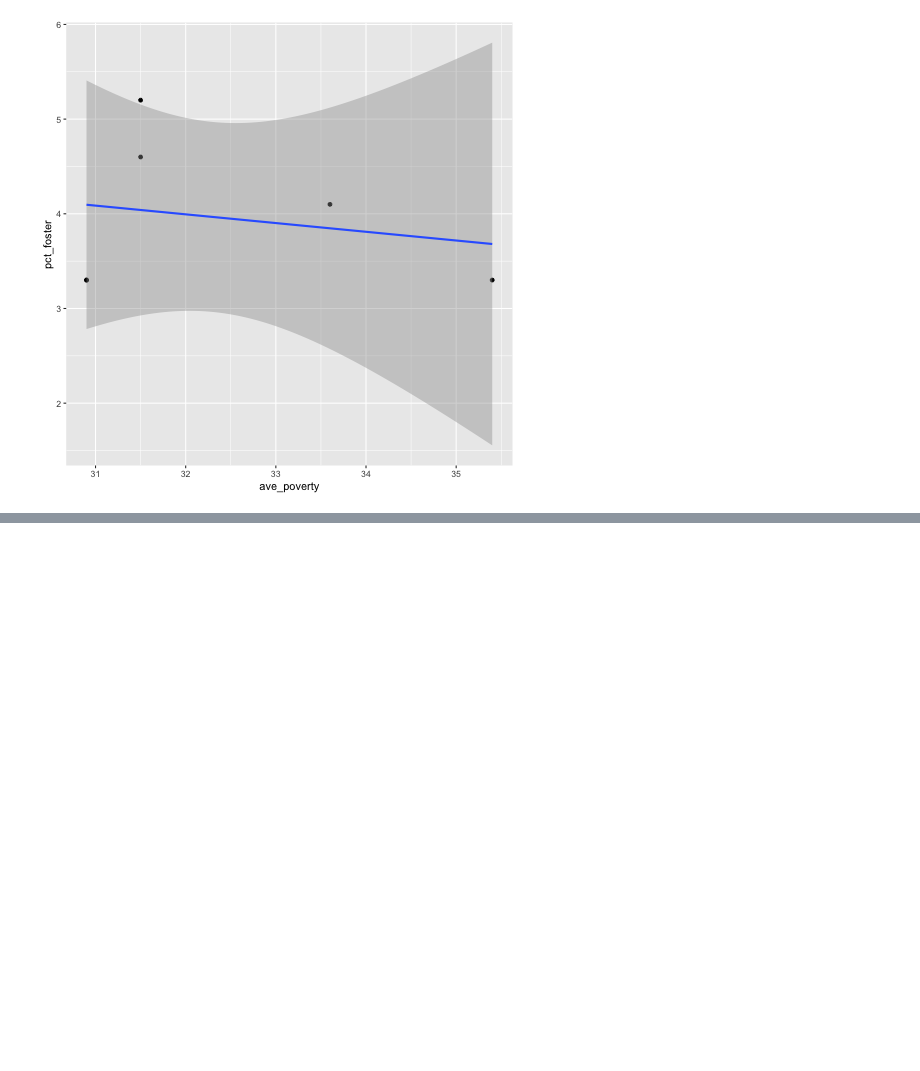
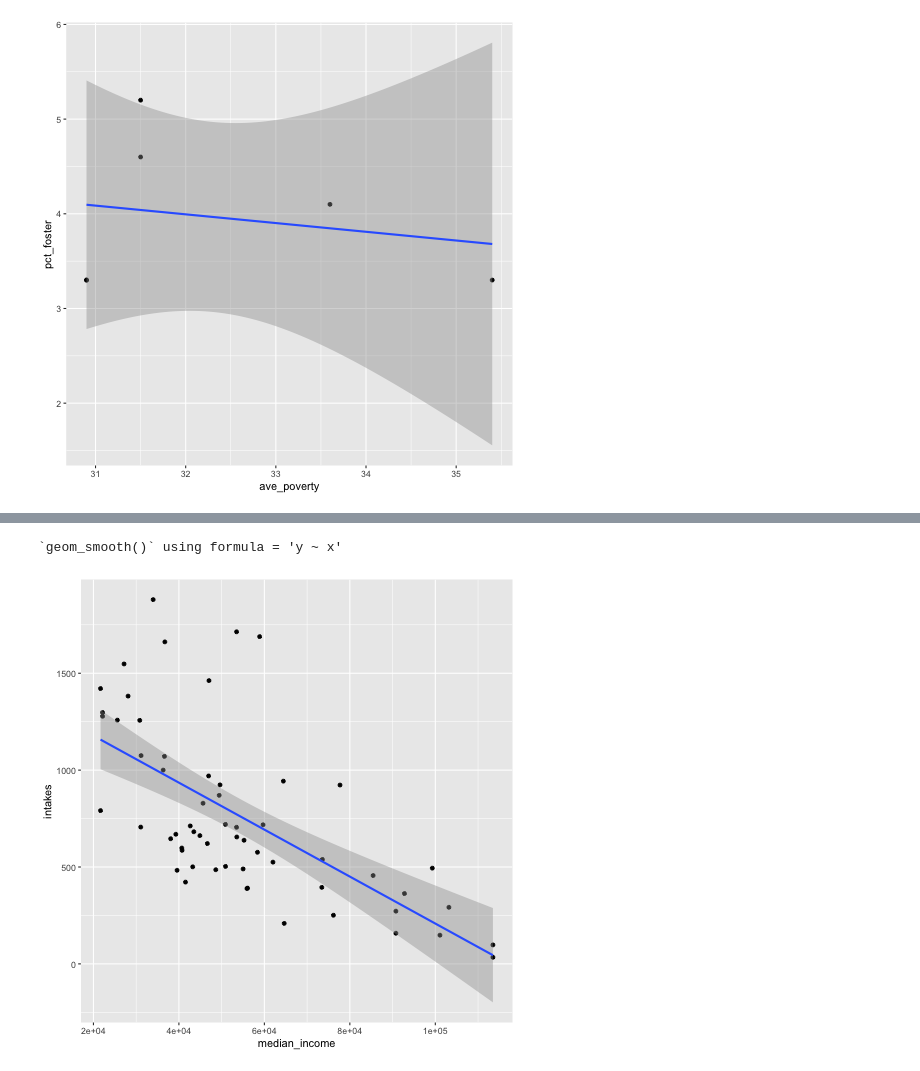
Before and after one commit to katrventura/nyc-child-services, a Jupyter notebook: notebook.ipynb, the cells around one changed output, grey strips where cells are left out. Saved outputs shown, nothing was run; the diff lists cells and outputs as text; code cells hidden in the pictures; blank space fills up the shorter version.

```diff
--- a/notebook.ipynb
+++ b/notebook.ipynb
@@ -686,0 +681,5 @@ ggplot(df_bronx,aes(y=pct_foster,x=ave_poverty))+geom_point()+geom_smooth(method
+# %%
+# read cd-data-with-icphusa.csv
+
+df_icphusa = pd.read_csv('cd-data-with-icphusa.csv')
+df_icphusa.head()
@@ -686,0 +802,7 @@ ggplot(df_bronx,aes(y=pct_foster,x=ave_poverty))+geom_point()+geom_smooth(method
+# %%
+%%R
+
+ggplot(df_icphusa,aes(y=intakes,x=median_income))+geom_point()+geom_smooth(method="lm")
+# %% [output]
+`geom_smooth()` using formula = 'y ~ x'
+[figure, added]
```
Also changed, not shown: parts of 16 cells of this notebook, 4 other files.
